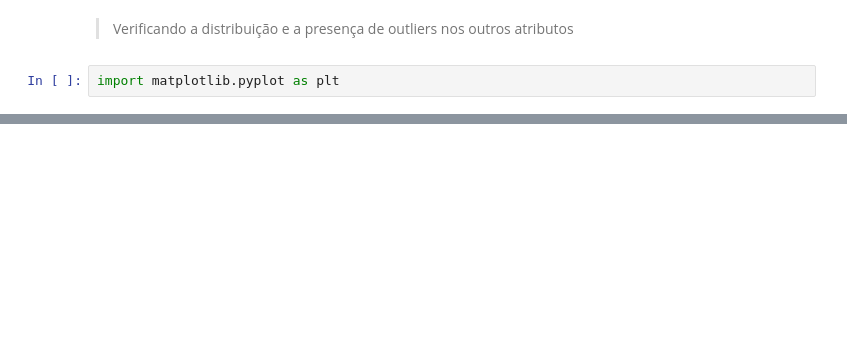
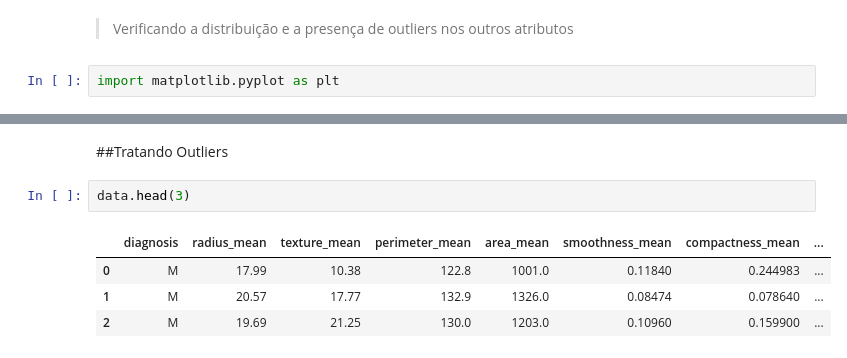
Before and after one commit to eldercamposds/Breast-Cancer-Wisconsin-Diagnostic-Data-Set., a Jupyter notebook: Breast_Cancer_Wisconsin_(Diagnostic)_Data_Set.ipynb, the cells around one changed output, grey strips where cells are left out. Saved outputs shown, nothing was run; the diff lists cells and outputs as text; blank space fills up the shorter version.

```diff
--- a/Breast_Cancer_Wisconsin_(Diagnostic)_Data_Set.ipynb
+++ b/Breast_Cancer_Wisconsin_(Diagnostic)_Data_Set.ipynb
@@ -247,0 +236,9 @@ SeriesGroupBy.grouper is deprecated and will be removed in a future version of p
+# %% [markdown]
+##Tratando Outliers
+# %%
+data.head(3)
+# %% [output]
+|  | diagnosis | radius_mean | texture_mean | perimeter_mean | area_mean | smoothness_mean | compactness_mean | ... |
+| 0 | M | 17.99 | 10.38 | 122.8 | 1001.0 | 0.11840 | 0.244983 | ... |
+| 1 | M | 20.57 | 17.77 | 132.9 | 1326.0 | 0.08474 | 0.078640 | ... |
+| 2 | M | 19.69 | 21.25 | 130.0 | 1203.0 | 0.10960 | 0.159900 | ... |
```
Also changed, not shown: parts of 18 cells of this notebook.
